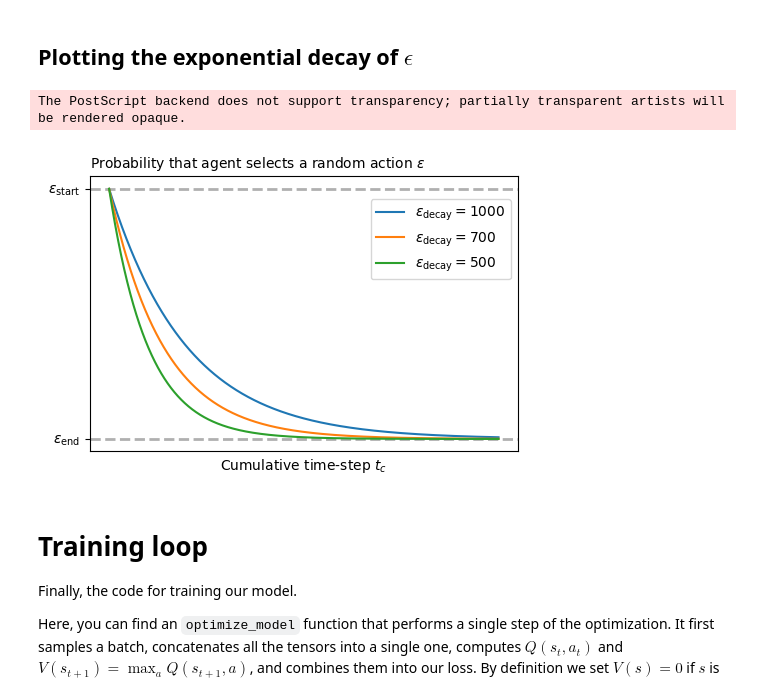
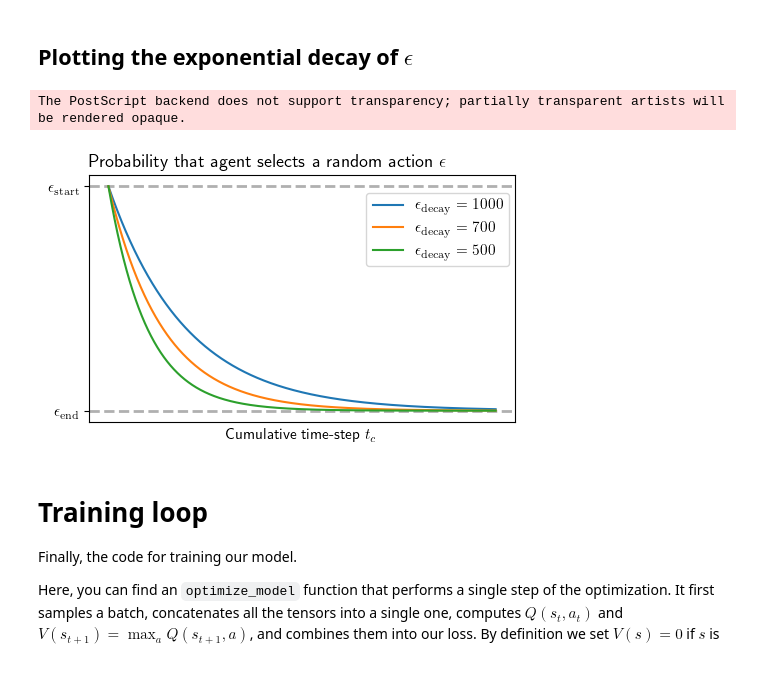
Before and after one commit to RenZhen95/ltfmselector, a Jupyter notebook: dqntutorial/DQNTutorial_byPaszke.ipynb, the cells around one changed output. Saved outputs shown, nothing was run; the diff lists cells and outputs as text; code cells hidden in the pictures.

Commit message:
In DQNTutorial, Matplotlib settings were modified to use local LaTeX compiler.

```diff
--- a/dqntutorial/DQNTutorial_byPaszke.ipynb
+++ b/dqntutorial/DQNTutorial_byPaszke.ipynb
@@ -58,13 +58,21 @@ We\'ll also use the following from PyTorch:
 -   automatic differentiation (`torch.autograd`)
 # %%
 import gymnasium as gym
-import sys
 import math
 import random
+import os, sys
 import matplotlib
 import matplotlib.pyplot as plt
+from matplotlib import rc
+rc('text', usetex=True)
+plt.rcParams['text.latex.preamble'] = r'\usepackage{amsmath}'
+plt.rcParams['font.size'] = 11
+
 from collections import namedtuple, deque
 from itertools import count
+
+import numpy as np
+import pandas as pd
 
 import torch
 import torch.nn as nn
@@ -89,6 +97,20 @@ device = torch.device(
 )
 # My GPU is too old
 device = "cpu"
+
+# Control randomness (04.11.2025:: Doesn't work as planned)
+seed_value = 12
+# Set seed for Python's built-in random module
+random.seed(seed_value)
+# Set seed for NumPy's RNG
+np.random.seed(seed_value)
+# Set seeds for PyTorch (CPU and all CUDA devices)
+torch.manual_seed(seed_value)
+if torch.cuda.is_available():
+    torch.cuda.manual_seed(seed_value)
+    torch.cuda.manual_seed_all(seed_value) # for multi-GPU setups
+# For some environments, setting the hash seed is also recommended
+os.environ['PYTHONHASHSEED'] = str(seed_value)
 # %% [markdown]
 Replay Memory
 =============
@@ -288,44 +307,41 @@ def select_action(state):
 # %% [markdown]
 ## Plotting the exponential decay of $\epsilon$
 # %%
-import numpy as np
-import matplotlib.pyplot as plt
-
-fig, ax = plt.subplots(figsize=(5.0, 3.5))
+fig, ax = plt.subplots(figsize=(5.0, 3.2))
 
 EPS_DECAY1 = 1000
 EPS_DECAY2 = 700
 EPS_DECAY3 = 500
 
 x_data = np.linspace(0, 5000, 5000)
 eps1 = EPS_END + (EPS_START - EPS_END) * np.exp(-1. * x_data / EPS_DECAY1)
 eps2 = EPS_END + (EPS_START - EPS_END) * np.exp(-1. * x_data / EPS_DECAY2)
 eps3 = EPS_END + (EPS_START - EPS_END) * np.exp(-1. * x_data / EPS_DECAY3)
 
 y_tick_locations = [EPS_END, EPS_START]
-y_tick_labels = [r"${\epsilon}_{\text{end}}$", r"${\epsilon}_{\text{start}}$"]
+y_tick_labels = [r"${\epsilon}_{\mathrm{end}}$", r"${\epsilon}_{\mathrm{start}}$"]
 
-ax.plot(x_data, eps1, label=r"${\epsilon}_{\text{decay}}=1000$", linewidth=1.5)
-ax.plot(x_data, eps2, label=r"${\epsilon}_{\text{decay}}=700$", linewidth=1.5)
-ax.plot(x_data, eps3, label=r"${\epsilon}_{\text{decay}}=500$", linewidth=1.5)
+ax.plot(x_data, eps1, label=r"${\epsilon}_{\mathrm{decay}}=1000$", linewidth=1.5)
+ax.plot(x_data, eps2, label=r"${\epsilon}_{\mathrm{decay}}=700$", linewidth=1.5)
+ax.plot(x_data, eps3, label=r"${\epsilon}_{\mathrm{decay}}=500$", linewidth=1.5)
 
 # Use set_xticks/set_yticks and pass both the locations and the labels
 ax.set_xticks([])
 ax.set_yticks(y_tick_locations, labels=y_tick_labels)
 
 # Optional: Add gridlines ONLY at the custom tick locations
 ax.grid(linestyle='--', linewidth=2.0)
 
 # 5. Final Plot Customization
-ax.set_title(r"Probability that agent selects a random action $\epsilon$", loc='left', fontsize="medium")
+ax.set_title(r"Probability that agent selects a random action $\epsilon$", loc='left', fontsize='large')
+
 ax.set_xlabel("Cumulative time-step $t_c$")
 fig.legend(loc='upper right', bbox_to_anchor=(0.97, 0.85))
 fig.tight_layout()
-# plt.show()
 fig.savefig("EpsDecay.eps", format="eps", bbox_inches='tight')
 # %% [output]
 The PostScript backend does not support transparency; partially transparent artists will be rendered opaque.
-[figure, old version]
+[figure, new version]
 # %% [markdown]
 Training loop
 =============
```
Also changed, not shown: parts of 7 cells of this notebook, 4 other files.
